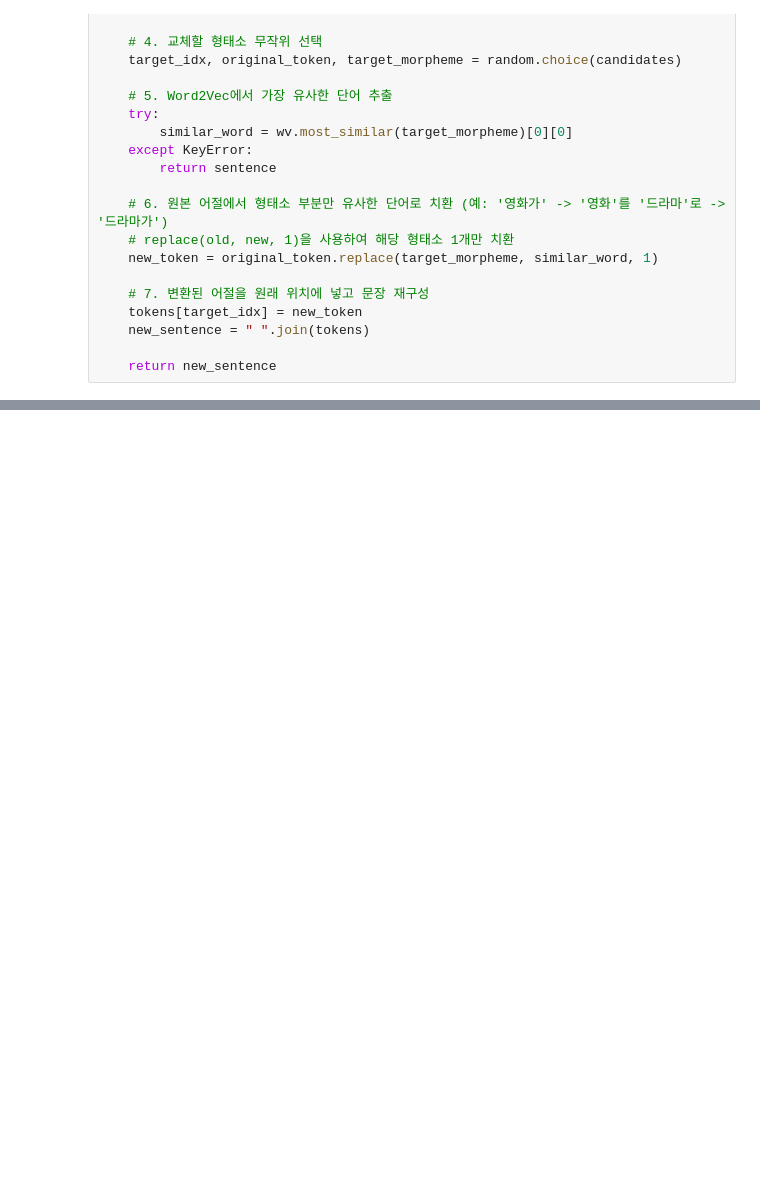
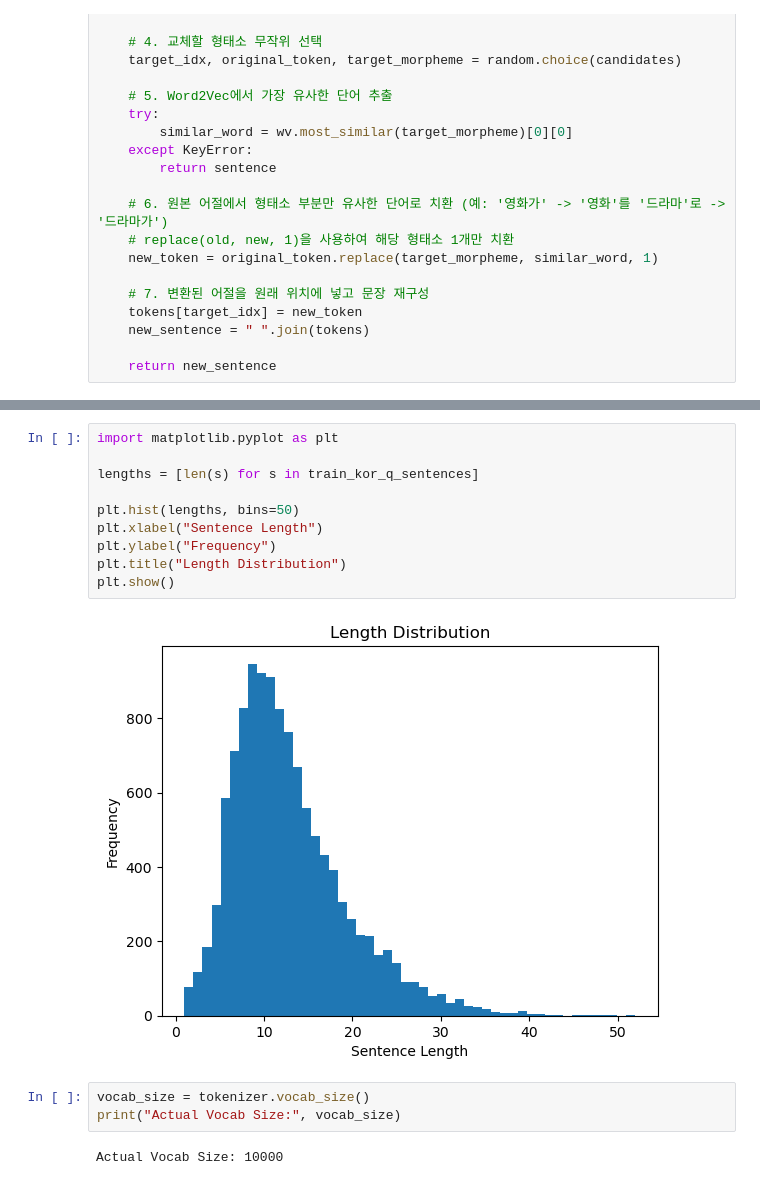
Before and after one commit to haji8-de/AIFFEL_quest_rs, a Jupyter notebook: GoingDeeper/Deep07/goingdepeer02.ipynb, the cells around one changed output, grey strips where cells are left out. Cells and saved outputs as stored; diff of their text form; blank space fills up the shorter version.

```diff
--- a/GoingDeeper/Deep07/goingdepeer02.ipynb
+++ b/GoingDeeper/Deep07/goingdepeer02.ipynb
@@ -1854,0 +2176,17 @@ print(new_corpus[:10])
+# %%
+import matplotlib.pyplot as plt
+
+lengths = [len(s) for s in train_kor_q_sentences]
+
+plt.hist(lengths, bins=50)
+plt.xlabel("Sentence Length")
+plt.ylabel("Frequency")
+plt.title("Length Distribution")
+plt.show()
+# %% [output]
+[figure, added]
+# %%
+vocab_size = tokenizer.vocab_size()
+print("Actual Vocab Size:", vocab_size)
+# %% [output]
+Actual Vocab Size: 10000
```
Also changed, not shown: parts of 27 cells of this notebook, 2 other files.
